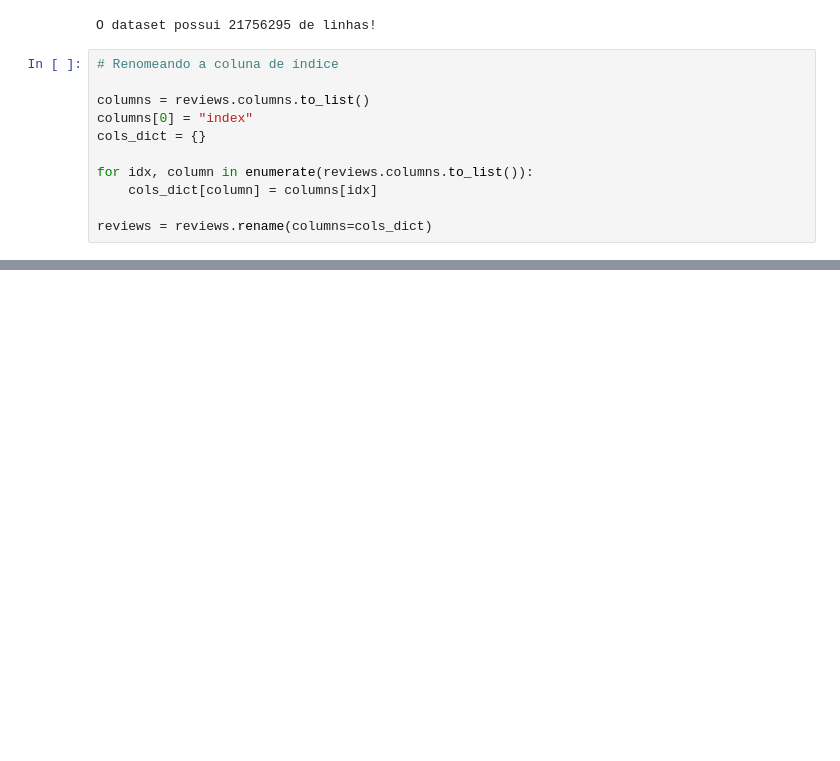
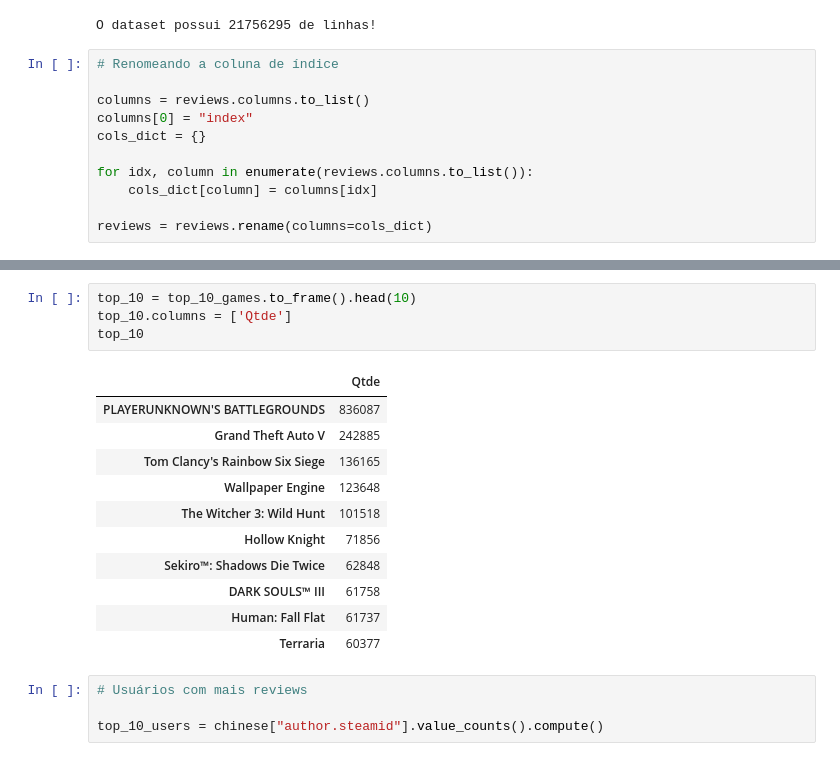
Before and after one commit to guishas/bigdata-projeto, a Jupyter notebook: Steam Reviews 2021.ipynb, the cells around one changed output, grey strips where cells are left out. Drawn from its saved outputs; the diff is of its cells as text; blank space fills up the shorter version.

```diff
--- a/Steam Reviews 2021.ipynb
+++ b/Steam Reviews 2021.ipynb
@@ -84,0 +136,20 @@ Estamos tendo muita dificuldade para limpar os dados, para essa entrega não foi
+# %%
+top_10 = top_10_games.to_frame().head(10)
+top_10.columns = ['Qtde']
+top_10
+# %% [output]
+|  | Qtde |
+| PLAYERUNKNOWN'S BATTLEGROUNDS | 836087 |
+| Grand Theft Auto V | 242885 |
+| Tom Clancy's Rainbow Six Siege | 136165 |
+| Wallpaper Engine | 123648 |
+| The Witcher 3: Wild Hunt | 101518 |
+| Hollow Knight | 71856 |
+| Sekiro™: Shadows Die Twice | 62848 |
+| DARK SOULS™ III | 61758 |
+| Human: Fall Flat | 61737 |
+| Terraria | 60377 |
+# %%
+# Usuários com mais reviews
+
+top_10_users = chinese["author.steamid"].value_counts().compute()
```
Also changed, not shown: parts of 15 cells of this notebook.
